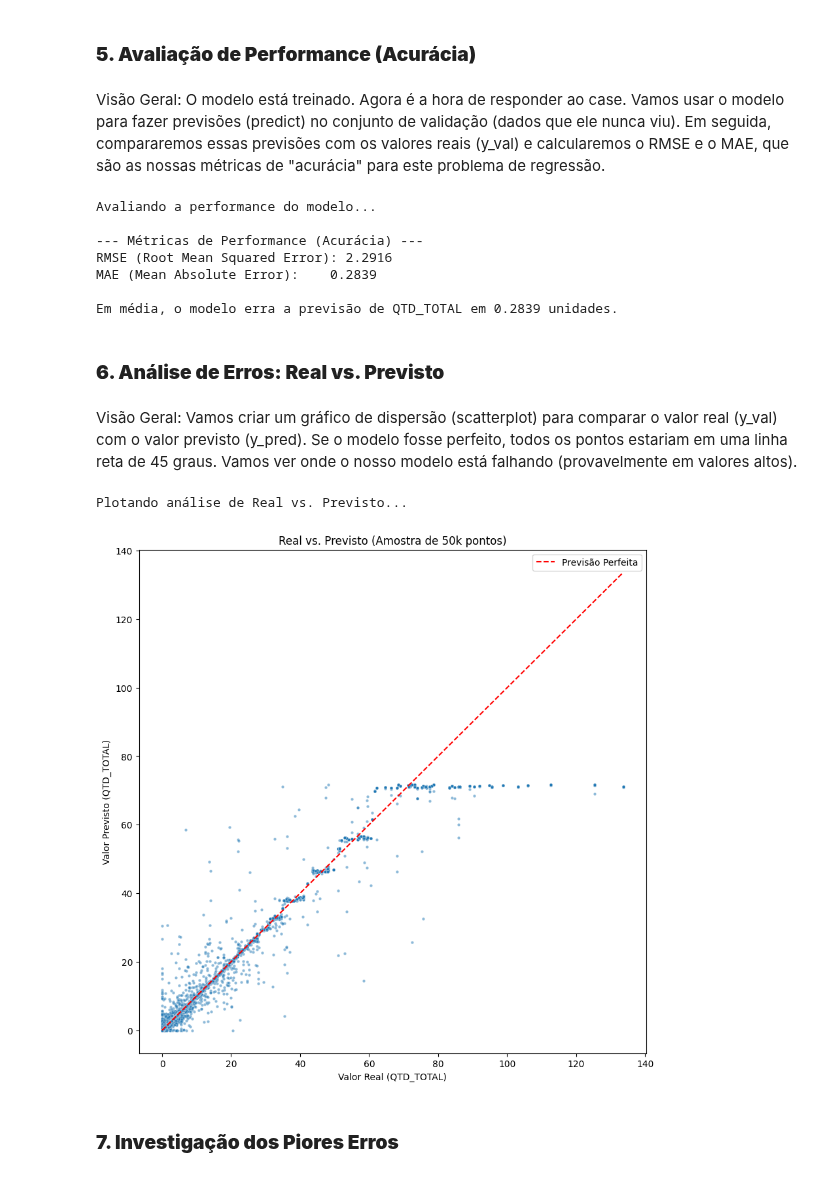
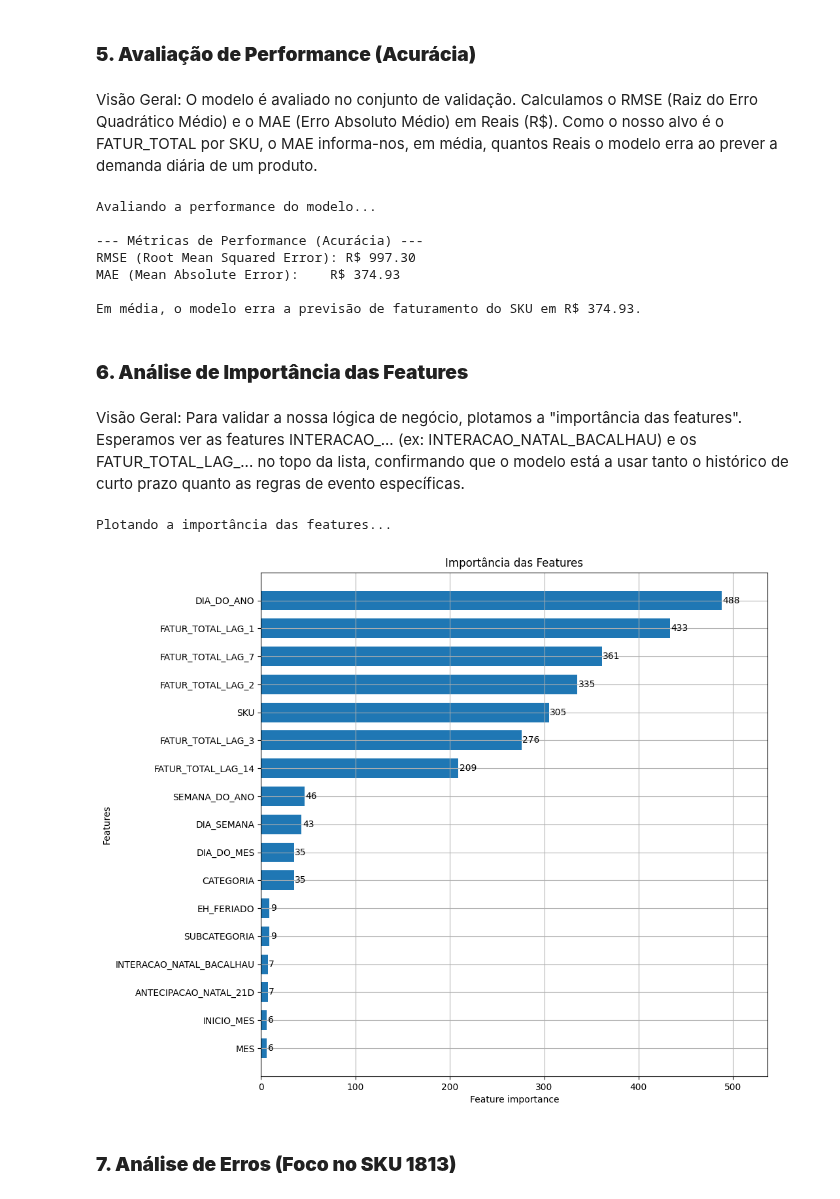
Before and after one commit to felipefsleal/Grupo6-ProjetoFinal, a Jupyter notebook: notebooks/03_modeling.ipynb, the cells around one changed output. Drawn from its saved outputs; the diff is of its cells as text; code cells hidden in the pictures.

Commit message:
Modelagem por SKU

```diff
--- a/notebooks/03_modeling.ipynb
+++ b/notebooks/03_modeling.ipynb
@@ -17,21 +17,24 @@ import lightgbm as lgb
 from sklearn.metrics import mean_squared_error, mean_absolute_error
 import os
 import warnings
+import matplotlib.pyplot as plt
+import seaborn as sns
 
 warnings.filterwarnings('ignore')
 
 # Define os caminhos (subindo um nível)
 PROCESSED_DATA_PATH = os.path.join('..', 'data', 'processed')
-DATA_FILE = os.path.join(PROCESSED_DATA_PATH, 'feature_engineered_dataset.parquet')
+DATA_FILE = os.path.join(PROCESSED_DATA_PATH, 'feature_engineered_dataset_SKU.parquet')
 
 print(f"Carregando dataset de: {os.path.abspath(DATA_FILE)}")
 
 # Carrega o dataset
 df = pd.read_parquet(DATA_FILE)
 
-# Garante que a data esteja no formato correto (o Parquet preserva isso)
+# Garante que a data esteja no formato correto
 df['DATA_ATEND'] = pd.to_datetime(df['DATA_ATEND'])
 
 print("Dataset carregado com sucesso.")
+# Esta info() deve agora mostrar milhões de linhas
 df.info()
 # %% [output]
@@ -139,7 +136,9 @@ Visão Geral: Este é o passo mais crítico da modelagem. Vamos separar o últim
 # %%
-# Define a data de corte (vamos usar o último mês como validação)
+print("Dividindo dados em treino e validação (temporal)...")
+
+# Define a data de corte (vamos usar os últimos 15 dias como validação)
 data_maxima = df['DATA_ATEND'].max()
-data_corte = data_maxima - pd.DateOffset(months=1)
+data_corte = data_maxima - pd.DateOffset(days=15)
 
 # Divide o DataFrame
 df_train = df[df['DATA_ATEND'] < data_corte]
@@ -221,79 +208,50 @@ Treinamento concluído.
 # %% [markdown]
 ### **5. Avaliação de Performance (Acurácia)**
 # %% [markdown]
-Visão Geral: O modelo está treinado. Agora é a hora de responder ao case. Vamos usar o modelo para fazer previsões (predict) no conjunto de validação (dados que ele nunca viu). Em seguida, compararemos essas previsões com os valores reais (y_val) e calcularemos o RMSE e o MAE, que são as nossas métricas de "acurácia" para este problema de regressão.
+Visão Geral: O modelo é avaliado no conjunto de validação. Calculamos o RMSE (Raiz do Erro Quadrático Médio) e o MAE (Erro Absoluto Médio) em Reais (R$). Como o nosso alvo é o FATUR_TOTAL por SKU, o MAE informa-nos, em média, quantos Reais o modelo erra ao prever a demanda diária de um produto.
 # %%
 print("Avaliando a performance do modelo...")
 
 # Faz as previsões no conjunto de validação
 y_pred = model.predict(X_val)
 
-# Garante que previsões não sejam negativas (não podemos vender -1 KG)
+# Garante que previsões não sejam negativas
 y_pred[y_pred < 0] = 0
 
 # Calcula o MSE (Mean Squared Error)
 mse = mean_squared_error(y_val, y_pred)
-
-# Calcula o RMSE (Root Mean Squared Error) manualmente
+# Calcula o RMSE (Root Mean Squared Error)
 rmse = np.sqrt(mse)
-
 # Calcula o MAE
 mae = mean_absolute_error(y_val, y_pred)
 
 print("\n--- Métricas de Performance (Acurácia) ---")
-print(f"RMSE (Root Mean Squared Error): {rmse:.4f}")
-print(f"MAE (Mean Absolute Error):    {mae:.4f}")
+print(f"RMSE (Root Mean Squared Error): R$ {rmse:,.2f}")
+print(f"MAE (Mean Absolute Error):    R$ {mae:,.2f}")
 
-print(f"\nEm média, o modelo erra a previsão de QTD_TOTAL em {mae:.4f} unidades.")
+print(f"\nEm média, o modelo erra a previsão de faturamento do SKU em R$ {mae:,.2f}.")
 # %% [output]
 Avaliando a performance do modelo...
 
 --- Métricas de Performance (Acurácia) ---
-RMSE (Root Mean Squared Error): 2.2916
-MAE (Mean Absolute Error):    0.2839
+RMSE (Root Mean Squared Error): R$ 997.30
+MAE (Mean Absolute Error):    R$ 374.93
 
-Em média, o modelo erra a previsão de QTD_TOTAL em 0.2839 unidades.
+Em média, o modelo erra a previsão de faturamento do SKU em R$ 374.93.
 # %% [markdown]
-### **6. Análise de Erros: Real vs. Previsto**
+### **6. Análise de Importância das Features**
 # %% [markdown]
-Visão Geral: Vamos criar um gráfico de dispersão (scatterplot) para comparar o valor real (y_val) com o valor previsto (y_pred). Se o modelo fosse perfeito, todos os pontos estariam em uma linha reta de 45 graus. Vamos ver onde o nosso modelo está falhando (provavelmente em valores altos).
+Visão Geral: Para validar a nossa lógica de negócio, plotamos a "importância das features". Esperamos ver as features INTERACAO_... (ex: INTERACAO_NATAL_BACALHAU) e os FATUR_TOTAL_LAG_... no topo da lista, confirmando que o modelo está a usar tanto o histórico de curto prazo quanto as regras de evento específicas.
 # %%
-import matplotlib.pyplot as plt
-import seaborn as sns
+print("Plotando a importância das features...")
 
-print("Plotando análise de Real vs. Previsto...")
-
-# Cria um DataFrame de resultados para facilitar a plotagem
-df_resultados = pd.DataFrame({
-    'Real': y_val,
-    'Previsto': y_pred
-})
-
-# Amostra os dados para o gráfico não ficar muito pesado
-# (Plotar 1.4M de pontos é inviável)
-df_sample = df_resultados.sample(n=min(50000, len(df_resultados)), random_state=42)
-
-plt.figure(figsize=(10, 10))
-sns.scatterplot(
-    x='Real',
-    y='Previsto',
-    data=df_sample,
-    alpha=0.5,
-    s=10 # Tamanho do ponto
-)
-plt.title('Real vs. Previsto (Amostra de 50k pontos)')
-plt.xlabel('Valor Real (QTD_TOTAL)')
-plt.ylabel('Valor Previsto (QTD_TOTAL)')
-
-# Linha de 45 graus (perfeição)
-lim_max = max(df_sample['Real'].max(), df_sample['Previsto'].max())
-plt.plot([0, lim_max], [0, lim_max], 'r--', label='Previsão Perfeita')
-
-plt.legend()
+# Plotar a importância das features
+lgb.plot_importance(model, figsize=(10, 10), max_num_features=25, height=0.7)
+plt.title("Importância das Features")
 plt.show()
 # %% [output]
-Plotando análise de Real vs. Previsto...
+Plotando a importância das features...
-[figure, old version]
+[figure, new version]
 # %% [markdown]
-### **7. Investigação dos Piores Erros**
+### **7. Análise de Erros (Foco no SKU 1813)**
 # %% [markdown]
```
Also changed, not shown: parts of 12 cells of this notebook, 2 other files.
